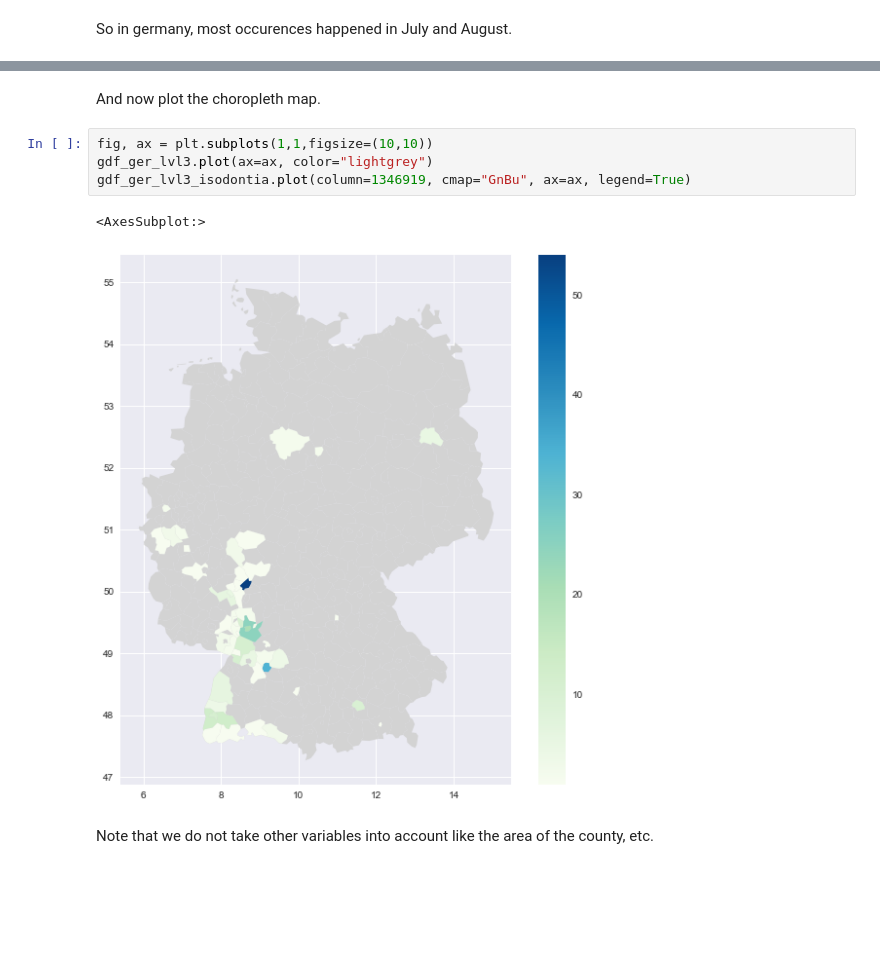
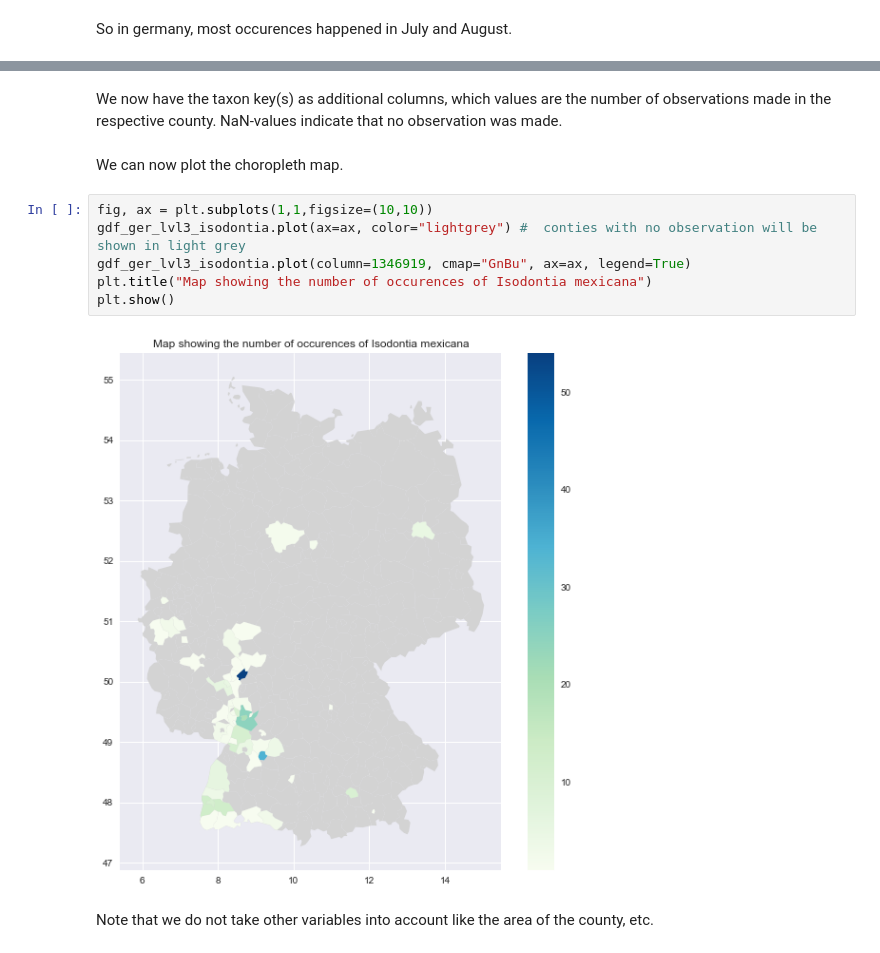
Before and after one commit to han16nah/final_project-han16nah, a Jupyter notebook: gbif_analysis.ipynb, the cells around one changed output, grey strips where cells are left out. Drawn from its saved outputs; the diff is of its cells as text; blank space fills up the shorter version.

```diff
--- a/gbif_analysis.ipynb
+++ b/gbif_analysis.ipynb
@@ -282,12 +309,15 @@ Index([   'NUTS_ID',  'LEVL_CODE',  'CNTR_CODE',  'NAME_LATN',  'NUTS_NAME',
+# %% [markdown]
+We now have the taxon key(s) as additional columns, which values are the number of observations made in the respective county. NaN-values indicate that no observation was made.
 # %% [markdown]
-And now plot the choropleth map.
+We can now plot the choropleth map.
 # %%
 fig, ax = plt.subplots(1,1,figsize=(10,10))
-gdf_ger_lvl3.plot(ax=ax, color="lightgrey")
+gdf_ger_lvl3_isodontia.plot(ax=ax, color="lightgrey") #  conties with no observation will be shown in light grey
 gdf_ger_lvl3_isodontia.plot(column=1346919, cmap="GnBu", ax=ax, legend=True)
+plt.title("Map showing the number of occurences of Isodontia mexicana")
+plt.show()
 # %% [output]
-<AxesSubplot:>
-[figure, old version]
+[figure, new version]
 # %% [markdown]
 Note that we do not take other variables into account like the area of the county, etc.
 # %% [markdown]
```
Also changed, not shown: parts of 58 cells of this notebook.
